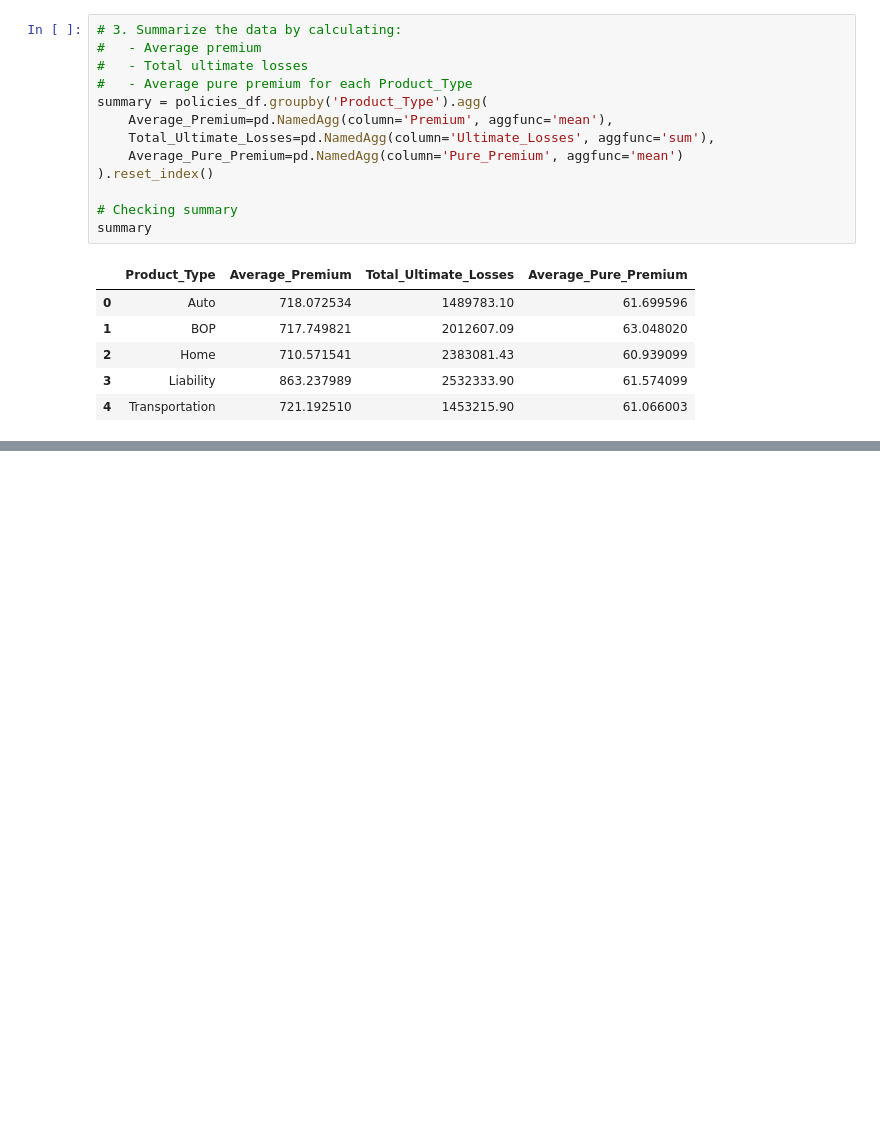
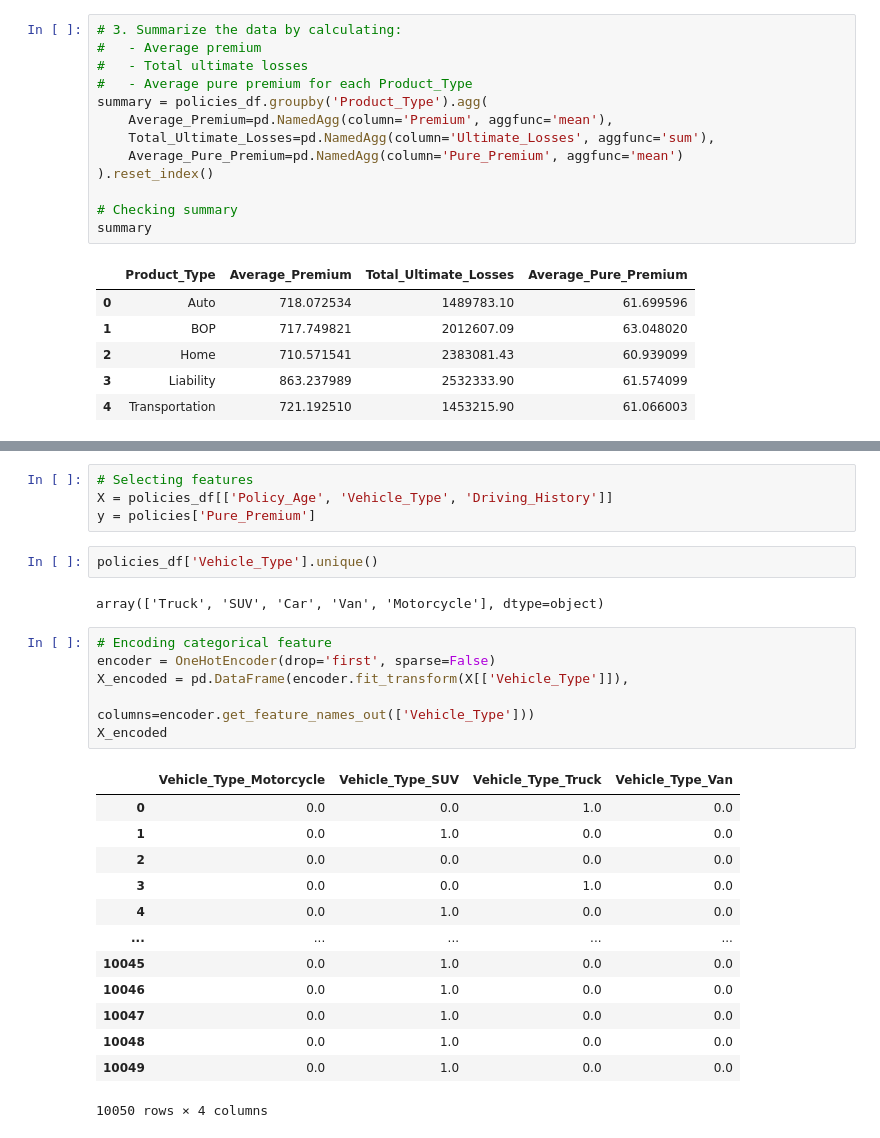
Before and after one commit to guilhermecadori/projects_Python, a Jupyter notebook: ModelDevelopmentAndAnalysis.ipynb, the cells around one changed output, grey strips where cells are left out. Saved outputs shown, nothing was run; the diff lists cells and outputs as text; blank space fills up the shorter version.

```diff
--- a/ModelDevelopmentAndAnalysis.ipynb
+++ b/ModelDevelopmentAndAnalysis.ipynb
@@ -103,0 +131,28 @@ summary
+# %%
+# Selecting features
+X = policies_df[['Policy_Age', 'Vehicle_Type', 'Driving_History']]
+y = policies['Pure_Premium']
+# %%
+policies_df['Vehicle_Type'].unique()
+# %% [output]
+array(['Truck', 'SUV', 'Car', 'Van', 'Motorcycle'], dtype=object)
+# %%
+# Encoding categorical feature
+encoder = OneHotEncoder(drop='first', sparse=False)
+X_encoded = pd.DataFrame(encoder.fit_transform(X[['Vehicle_Type']]),
+                                               columns=encoder.get_feature_names_out(['Vehicle_Type']))
+X_encoded
+# %% [output]
+|  | Vehicle_Type_Motorcycle | Vehicle_Type_SUV | Vehicle_Type_Truck | Vehicle_Type_Van |
+| 0 | 0.0 | 0.0 | 1.0 | 0.0 |
+| 1 | 0.0 | 1.0 | 0.0 | 0.0 |
+| 2 | 0.0 | 0.0 | 0.0 | 0.0 |
+| 3 | 0.0 | 0.0 | 1.0 | 0.0 |
+| 4 | 0.0 | 1.0 | 0.0 | 0.0 |
+| ... | ... | ... | ... | ... |
+| 10045 | 0.0 | 1.0 | 0.0 | 0.0 |
+| 10046 | 0.0 | 1.0 | 0.0 | 0.0 |
+| 10047 | 0.0 | 1.0 | 0.0 | 0.0 |
+| 10048 | 0.0 | 1.0 | 0.0 | 0.0 |
+| 10049 | 0.0 | 1.0 | 0.0 | 0.0 |
+10050 rows × 4 columns
```
Also changed, not shown: parts of 15 cells of this notebook.
